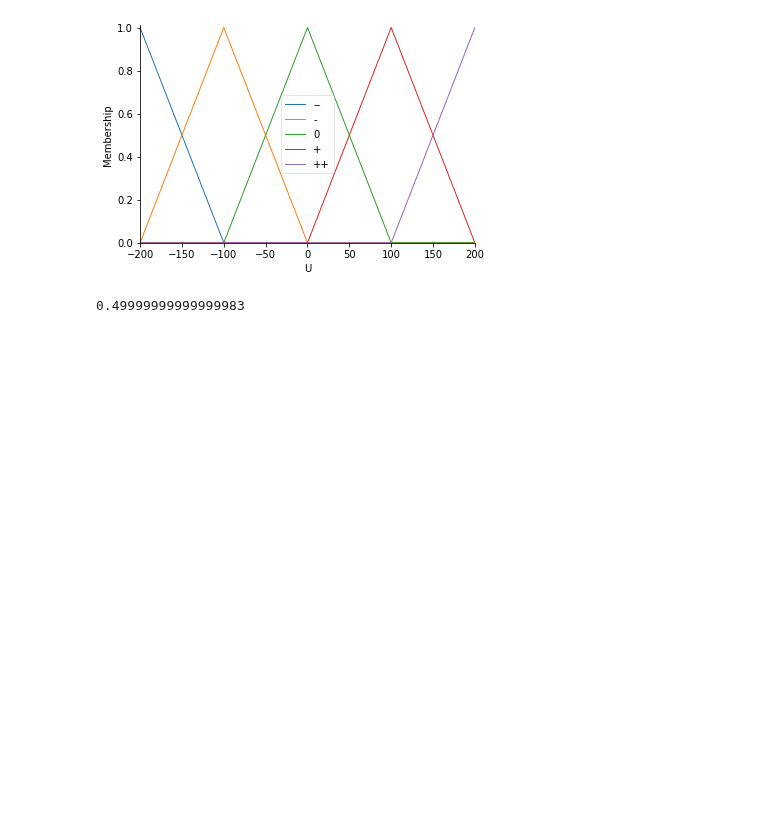
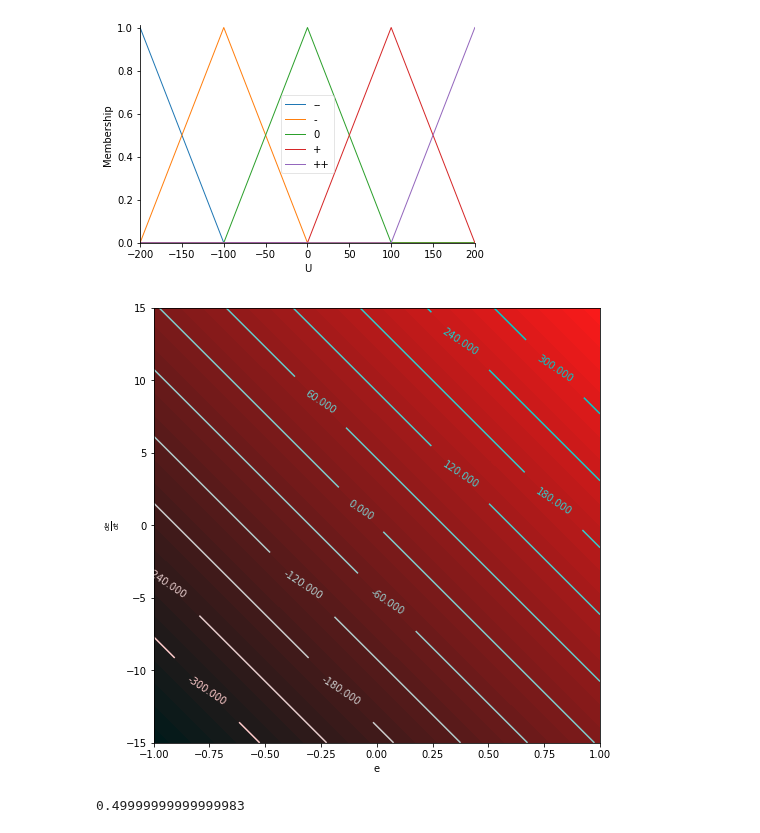
Before and after one commit to dvogureckiy99/Fuzzy, a Jupyter notebook: lab4.ipynb, the cells around one changed output. Saved outputs shown, nothing was run; the diff lists cells and outputs as text; code cells hidden in the pictures; blank space fills up the shorter version.

```diff
--- a/lab4.ipynb
+++ b/lab4.ipynb
@@ -109,10 +109,11 @@ def system_dynamic_plot(sys, t, y, u,e,de,du, t_start_input=0, y_ref=0, linetype
 
 #Fuzzy regulator parameters init
 kd=13
+kp=200
 E_abs=1
 E_min=-E_abs
 E_max=E_abs
-dU_abs=200
+dU_abs=E_abs*kp
 dU_min=-dU_abs
 dU_max=dU_abs
 dE_abs=dU_abs/kd
@@ -194,6 +195,49 @@ sys_sim = ctrl.ControlSystemSimulation(sys_ctrl)
 [figure]
 [figure]
 [figure]
+# %%
+e, de = np.mgrid[-1:1:100j, -15:15:100j]
+
+E = kp*e+kd*de
+
+fig, ax = plt.subplots()
+
+###  Строим contourf  ###
+#  Задаем количество областей:
+N=20*2+1
+lev_region = np.linspace(-400,400,N)
+#  Задаем цвет каждой области:
+color_fill = np.zeros((N, 3))
+color_fill[:, 1:] = 0.1
+color_fill[:, 0] = np.linspace(0, 1, N)
+
+ax.contourf(x, y, E,
+            levels = lev_region,
+            colors = color_fill)
+
+###  Строим contour  ###
+#  Задаем количество линий:
+Nl=5*2+1
+lev_line = np.linspace(-300,300,Nl)
+#  Задаем цвет линий:
+color_line = np.zeros((Nl, 3))
+color_line[:, 1:] = 0.8
+color_line[:, 0] = np.linspace(1, 0, Nl)
+
+CS = ax.contour(x, y, E,
+                levels = lev_line,
+                colors = color_line)
+
+ax.clabel(CS)
+
+fig.set_figwidth(8)    #  ширина и
+fig.set_figheight(8)    #  высота "Figure"
+plt.xlabel('e')
+plt.ylabel('$ \\frac{de}{dt}$')
+
+plt.show()
+# %% [output]
+[figure, added]
 # %%
 # # Pass inputs to the ControlSystem using Antecedent labels with Pythonic API
 # # Note: if you like passing many inputs all at once, use .inputs(dict_of_data)
```
